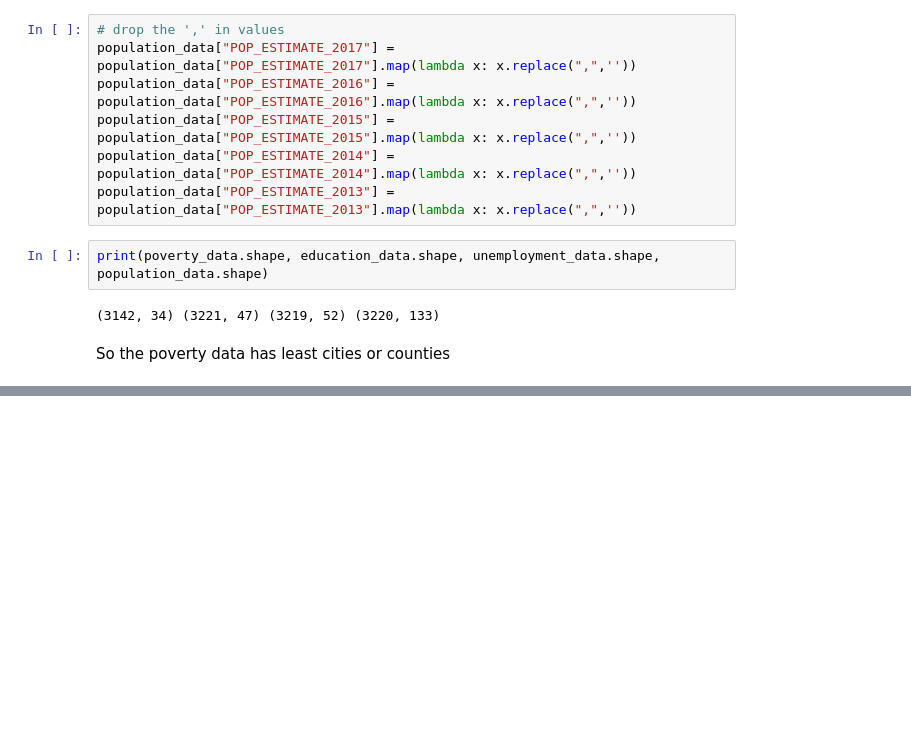
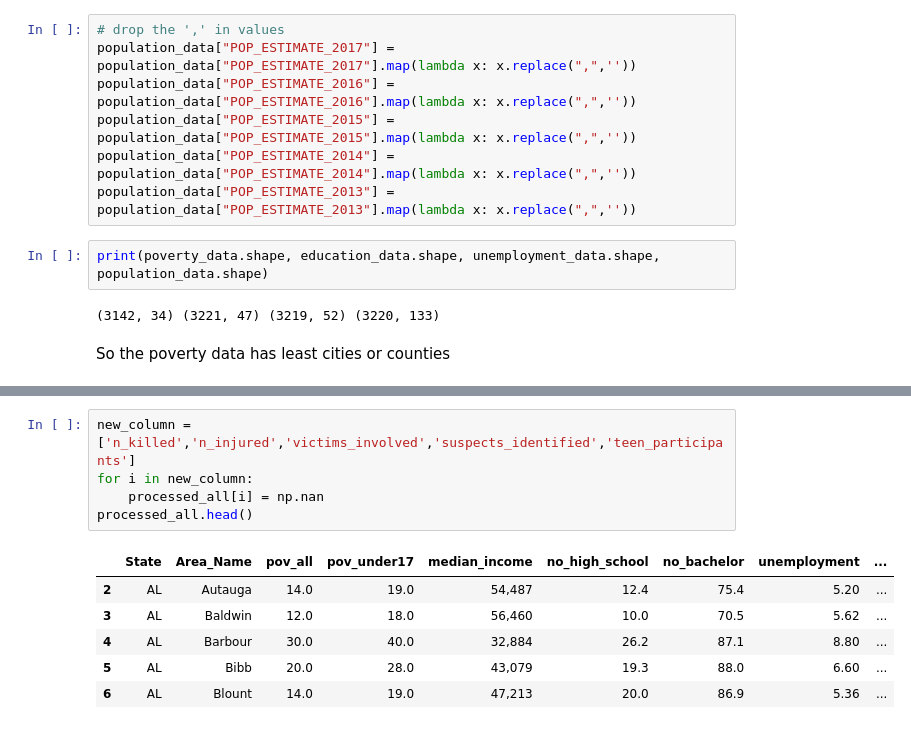
Before and after one commit to AkankshaNichrelay/Analysing-gun-violence-incidents, a Jupyter notebook: more_features.ipynb, the cells around one changed output, grey strips where cells are left out. Cells and saved outputs as stored; diff of their text form; blank space fills up the shorter version.

```diff
--- a/more_features.ipynb
+++ b/more_features.ipynb
@@ -149 +152,13 @@ processed_all
 3122 rows × 9 columns
+# %%
+new_column = ['n_killed','n_injured','victims_involved','suspects_identified','teen_participants']
+for i in new_column:
+    processed_all[i] = np.nan
+processed_all.head()
+# %% [output]
+|  | State | Area_Name | pov_all | pov_under17 | median_income | no_high_school | no_bachelor | unemployment | ... |
+| 2 | AL | Autauga | 14.0 | 19.0 | 54,487 | 12.4 | 75.4 | 5.20 | ... |
+| 3 | AL | Baldwin | 12.0 | 18.0 | 56,460 | 10.0 | 70.5 | 5.62 | ... |
+| 4 | AL | Barbour | 30.0 | 40.0 | 32,884 | 26.2 | 87.1 | 8.80 | ... |
+| 5 | AL | Bibb | 20.0 | 28.0 | 43,079 | 19.3 | 88.0 | 6.60 | ... |
+| 6 | AL | Blount | 14.0 | 19.0 | 47,213 | 20.0 | 86.9 | 5.36 | ... |
```
Also changed, not shown: parts of 7 cells of this notebook, 1 other file.
